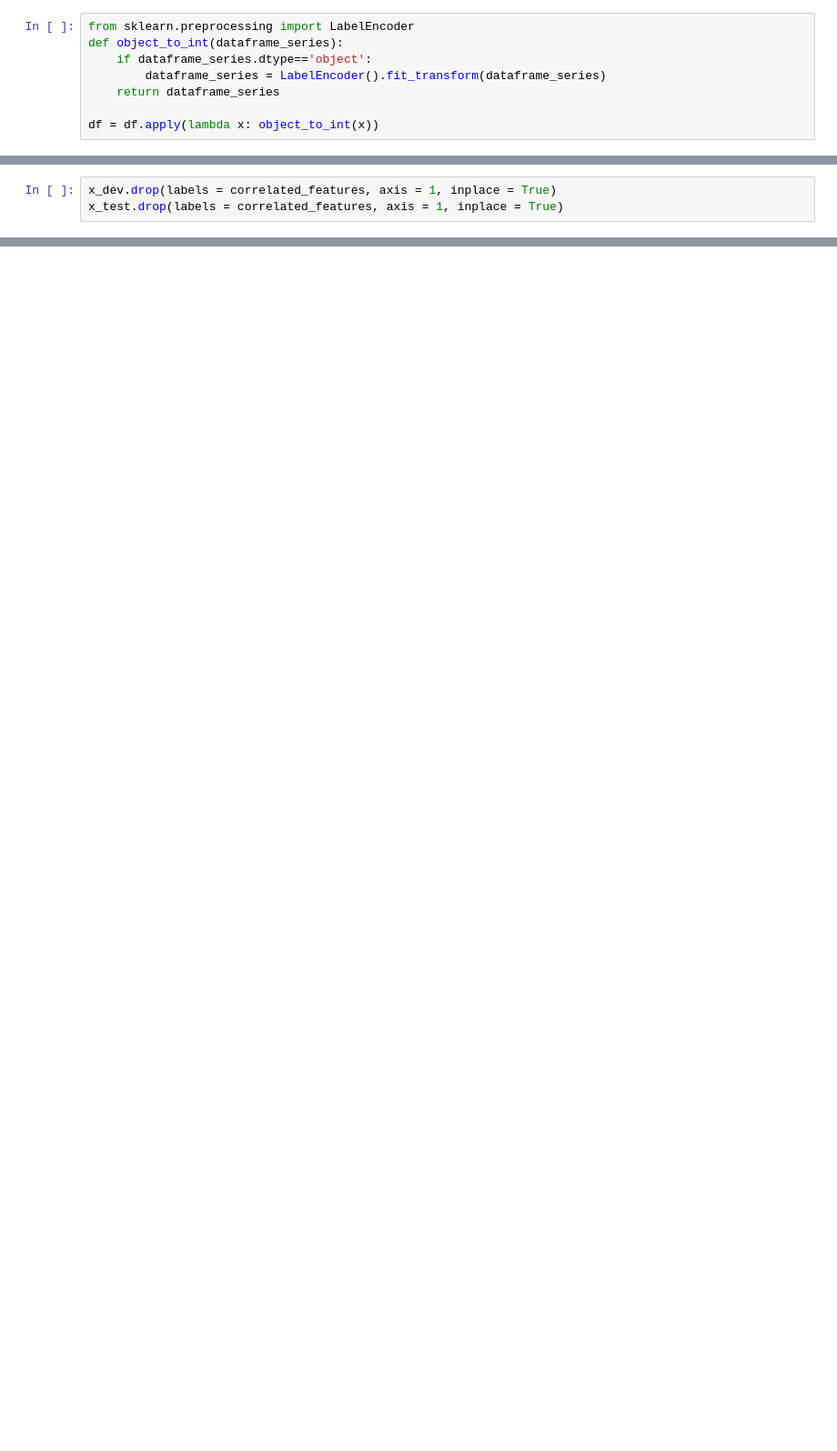
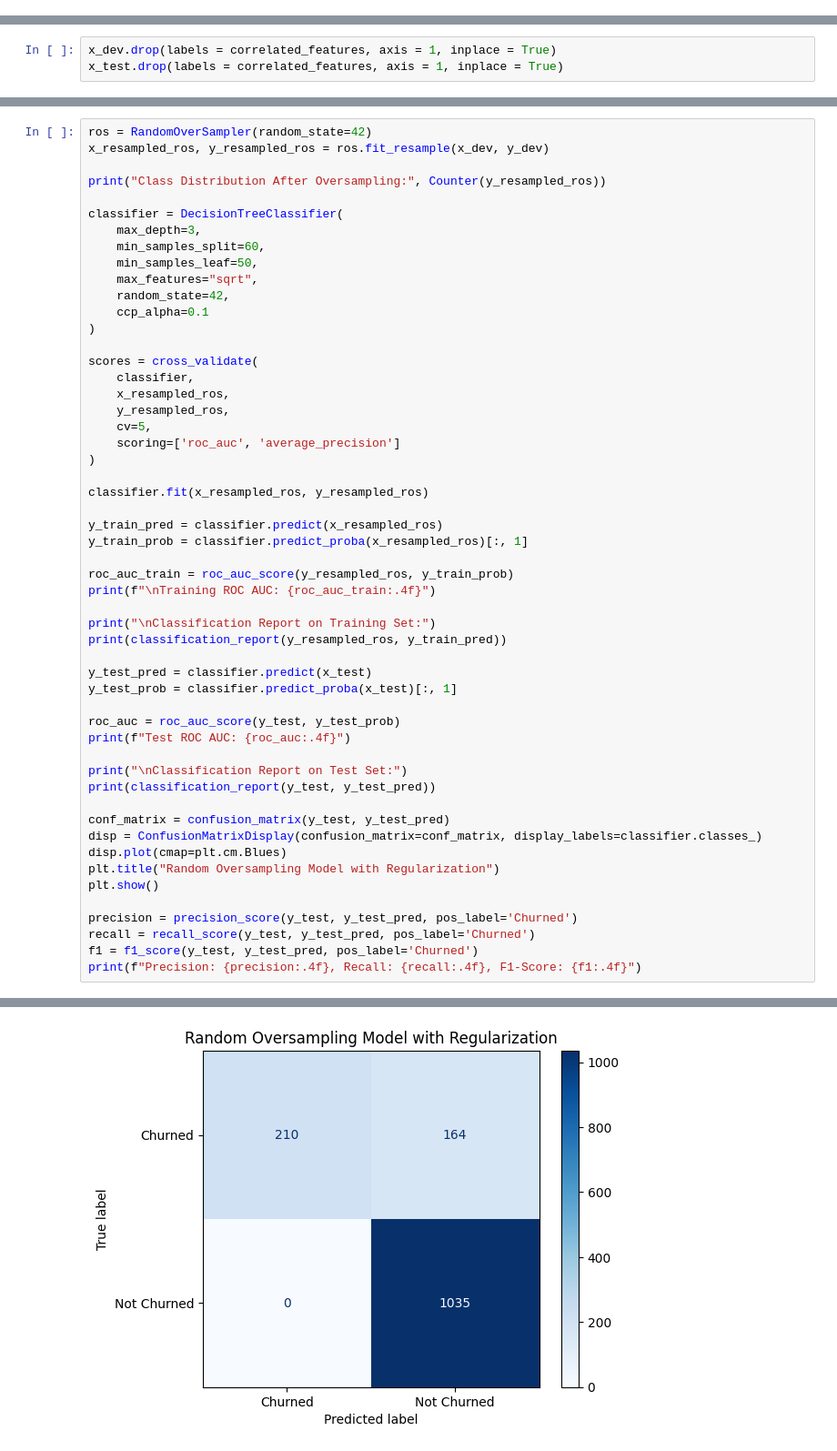
Before and after one commit to JasonCheung01/Telco-Churn, a Jupyter notebook: AML_Team_Project.ipynb, the cells around one changed output, grey strips where cells are left out. Shown at 91% size. Cells and saved outputs as stored; diff of their text form; blank space fills up the shorter version.

```diff
--- a/AML_Team_Project.ipynb
+++ b/AML_Team_Project.ipynb
@@ -256,9 +384 @@ df
-# %%
-from sklearn.preprocessing import LabelEncoder
-def object_to_int(dataframe_series):
-    if dataframe_series.dtype=='object':
-        dataframe_series = LabelEncoder().fit_transform(dataframe_series)
-    return dataframe_series
-
-df = df.apply(lambda x: object_to_int(x))
 # %% [markdown]
@@ -722,0 +584,54 @@ plt.show()
+# %%
+ros = RandomOverSampler(random_state=42)
+x_resampled_ros, y_resampled_ros = ros.fit_resample(x_dev, y_dev)
+
+print("Class Distribution After Oversampling:", Counter(y_resampled_ros))
+
+classifier = DecisionTreeClassifier(
+    max_depth=3,
+    min_samples_split=60,
+    min_samples_leaf=50,
+    max_features="sqrt",
+    random_state=42,
+    ccp_alpha=0.1
+)
+
+scores = cross_validate(
+    classifier,
+    x_resampled_ros,
+    y_resampled_ros,
+    cv=5,
+    scoring=['roc_auc', 'average_precision']
+)
+
+classifier.fit(x_resampled_ros, y_resampled_ros)
+
+y_train_pred = classifier.predict(x_resampled_ros)
+y_train_prob = classifier.predict_proba(x_resampled_ros)[:, 1]
+
+roc_auc_train = roc_auc_score(y_resampled_ros, y_train_prob)
+print(f"\nTraining ROC AUC: {roc_auc_train:.4f}")
+
+print("\nClassification Report on Training Set:")
+print(classification_report(y_resampled_ros, y_train_pred))
+
+y_test_pred = classifier.predict(x_test)
+y_test_prob = classifier.predict_proba(x_test)[:, 1]
+
+roc_auc = roc_auc_score(y_test, y_test_prob)
+print(f"Test ROC AUC: {roc_auc:.4f}")
+
+print("\nClassification Report on Test Set:")
+print(classification_report(y_test, y_test_pred))
+
+conf_matrix = confusion_matrix(y_test, y_test_pred)
+disp = ConfusionMatrixDisplay(confusion_matrix=conf_matrix, display_labels=classifier.classes_)
+disp.plot(cmap=plt.cm.Blues)
+plt.title("Random Oversampling Model with Regularization")
+plt.show()
+
+precision = precision_score(y_test, y_test_pred, pos_label='Churned')
+recall = recall_score(y_test, y_test_pred, pos_label='Churned')
+f1 = f1_score(y_test, y_test_pred, pos_label='Churned')
+print(f"Precision: {precision:.4f}, Recall: {recall:.4f}, F1-Score: {f1:.4f}")
+# %% [output]
@@ -722,0 +655 @@ plt.show()
+[figure, added]
```
Also changed, not shown: parts of 83 cells of this notebook.
